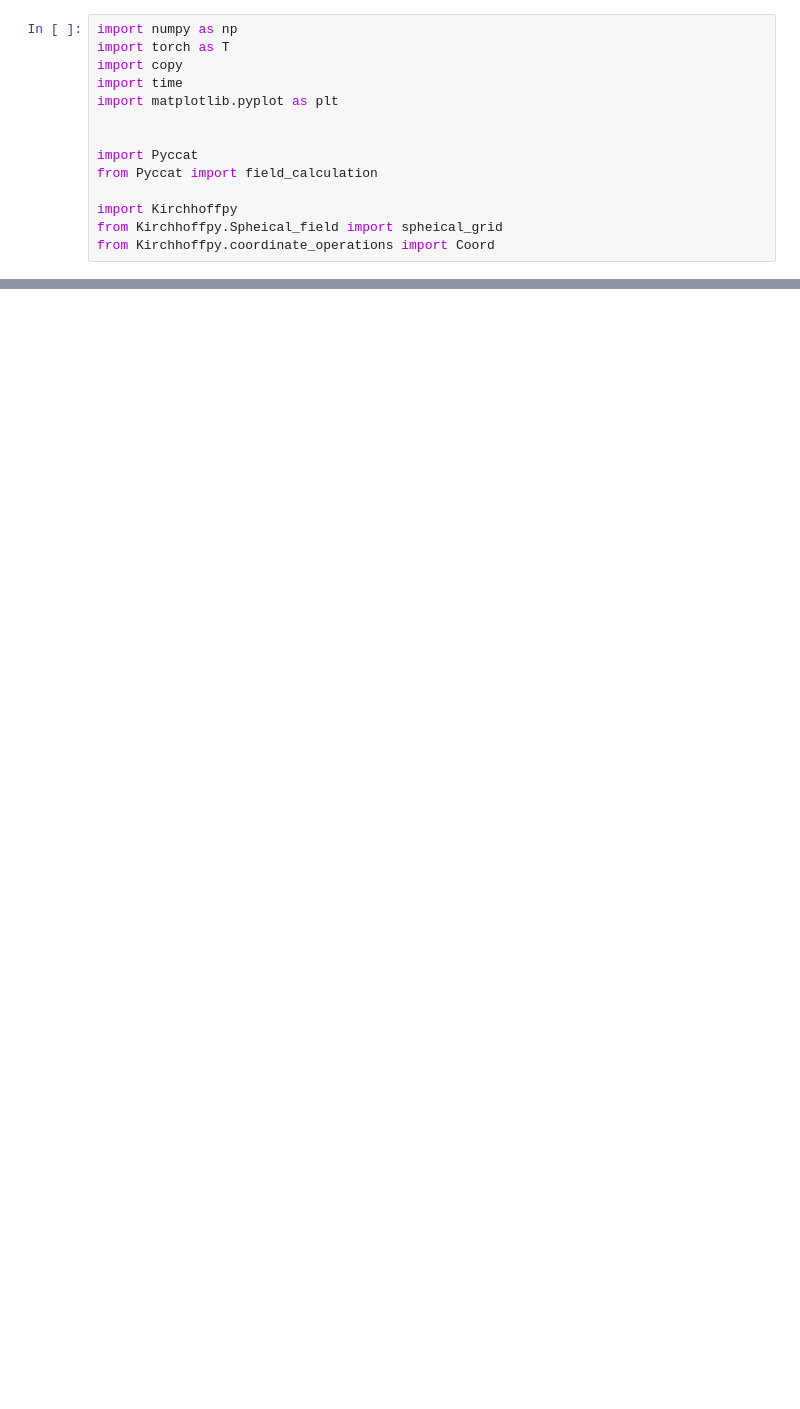
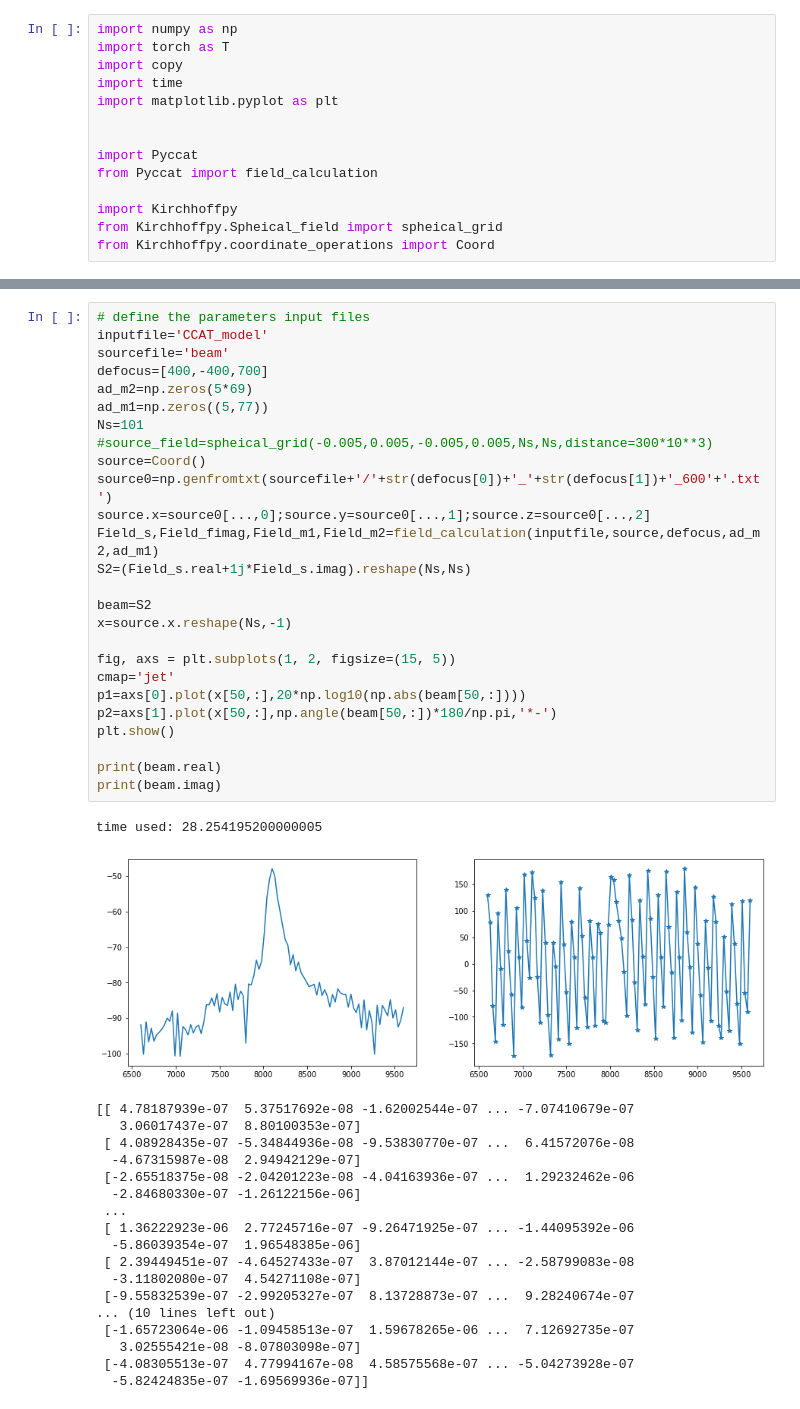
Before and after one commit to XiaodongRencologne/CCAT_holo_V1, a Jupyter notebook: ccat_holo_v3/OLD/test2.ipynb, the cells around one changed output, grey strips where cells are left out. Saved outputs shown, nothing was run; the diff lists cells and outputs as text; blank space fills up the shorter version.

```diff
--- a/ccat_holo_v3/OLD/test2.ipynb
+++ b/ccat_holo_v3/OLD/test2.ipynb
@@ -73,0 +107,46 @@ array([[-4.37770412e-07,  2.29133834e-07,  4.76245211e-07, ...,
+# %%
+# define the parameters input files
+inputfile='CCAT_model'
+sourcefile='beam'
+defocus=[400,-400,700]
+ad_m2=np.zeros(5*69)
+ad_m1=np.zeros((5,77))
+Ns=101
+#source_field=spheical_grid(-0.005,0.005,-0.005,0.005,Ns,Ns,distance=300*10**3)
+source=Coord()
+source0=np.genfromtxt(sourcefile+'/'+str(defocus[0])+'_'+str(defocus[1])+'_600'+'.txt')
+source.x=source0[...,0];source.y=source0[...,1];source.z=source0[...,2]
+Field_s,Field_fimag,Field_m1,Field_m2=field_calculation(inputfile,source,defocus,ad_m2,ad_m1)
+S2=(Field_s.real+1j*Field_s.imag).reshape(Ns,Ns)
+
+beam=S2
+x=source.x.reshape(Ns,-1)
+
+fig, axs = plt.subplots(1, 2, figsize=(15, 5))
+cmap='jet'
+p1=axs[0].plot(x[50,:],20*np.log10(np.abs(beam[50,:])))
+p2=axs[1].plot(x[50,:],np.angle(beam[50,:])*180/np.pi,'*-')
+plt.show()
+
+print(beam.real)
+print(beam.imag)
+# %% [output]
+time used: 28.254195200000005
+[figure, added]
+[[ 4.78187939e-07  5.37517692e-08 -1.62002544e-07 ... -7.07410679e-07
+   3.06017437e-07  8.80100353e-07]
+ [ 4.08928435e-07 -5.34844936e-08 -9.53830770e-07 ...  6.41572076e-08
+  -4.67315987e-08  2.94942129e-07]
+ [-2.65518375e-08 -2.04201223e-08 -4.04163936e-07 ...  1.29232462e-06
+  -2.84680330e-07 -1.26122156e-06]
+ ...
+ [ 1.36222923e-06  2.77245716e-07 -9.26471925e-07 ... -1.44095392e-06
+  -5.86039354e-07  1.96548385e-06]
+ [ 2.39449451e-07 -4.64527433e-07  3.87012144e-07 ... -2.58799083e-08
+  -3.11802080e-07  4.54271108e-07]
+ [-9.55832539e-07 -2.99205327e-07  8.13728873e-07 ...  9.28240674e-07
+... (10 lines left out)
+ [-1.65723064e-06 -1.09458513e-07  1.59678265e-06 ...  7.12692735e-07
+   3.02555421e-08 -8.07803098e-07]
+ [-4.08305513e-07  4.77994167e-08  4.58575568e-07 ... -5.04273928e-07
+  -5.82424835e-07 -1.69569936e-07]]
```
Also changed, not shown: parts of 8 cells of this notebook, 6 other files.
